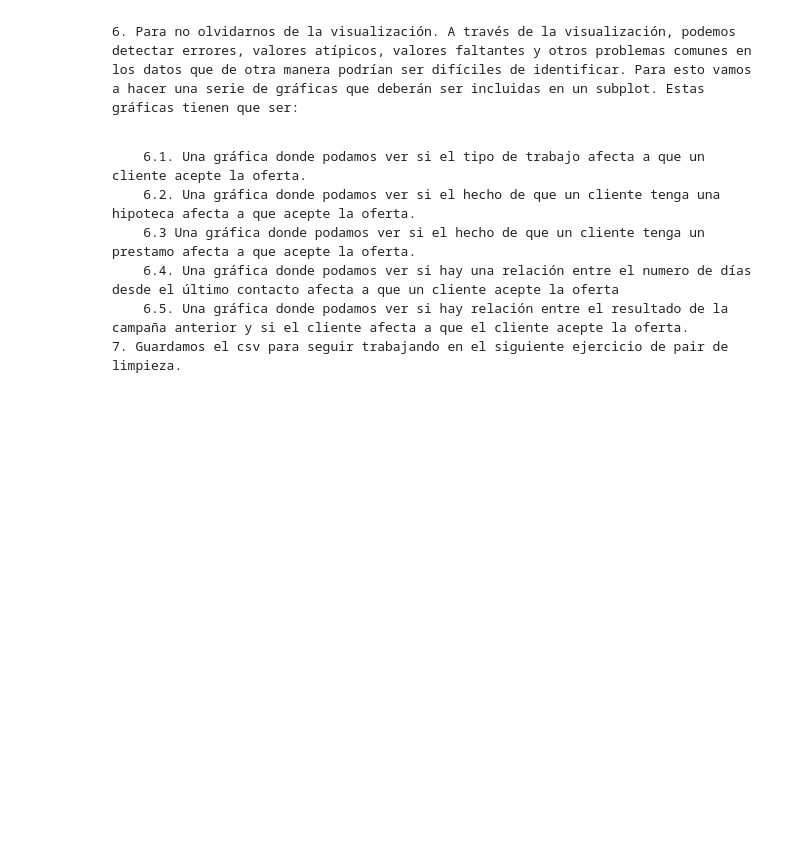
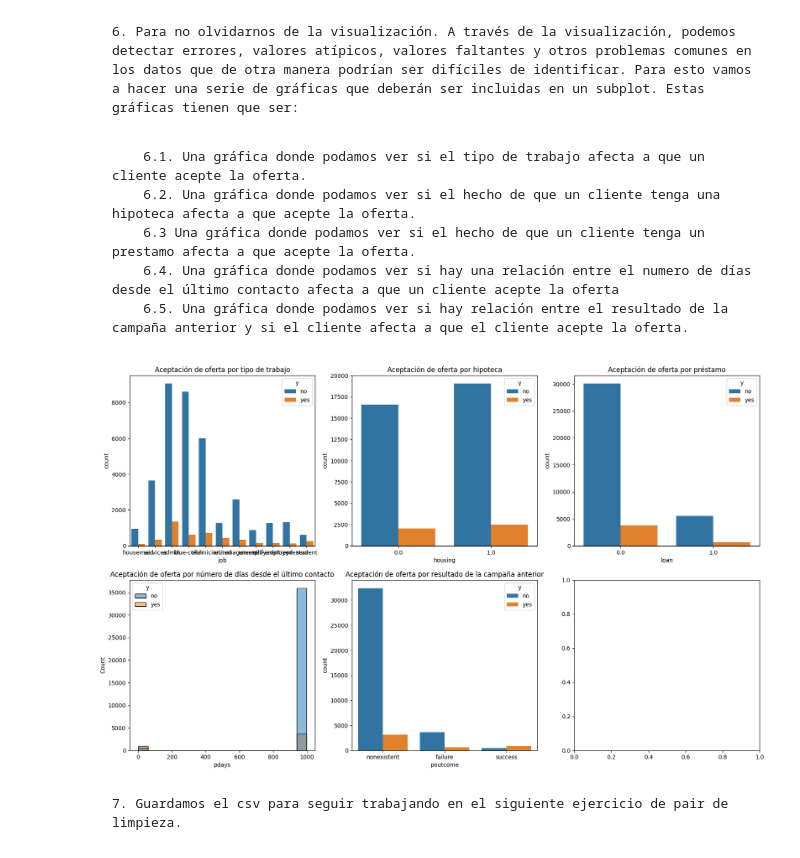
Before and after one commit to Adalab/promo_d_da_modulo2_sprint2_Lorena_AnaBelen, a Jupyter notebook: ejercicio1/pair_programming_Limpieza1.ipynb, the cells around one changed output. Saved outputs shown, nothing was run; the diff lists cells and outputs as text; code cells hidden in the pictures; blank space fills up the shorter version.

Commit message:
ejercicios terminados

```diff
--- a/ejercicio1/pair_programming_Limpieza1.ipynb
+++ b/ejercicio1/pair_programming_Limpieza1.ipynb
@@ -190,9 +192,7 @@ df.head()
 | 3 | 40 | admin. | MARRIED | basic.6y | 0.0 | 0.0 | 0.0 | telephone | 151 | 1 | 999 | ... |
 | 4 | 56 | services | MARRIED | high.school | 0.0 | 0.0 | 1.0 | telephone | 307 | 1 | 999 | ... |
 # %%
-df["marital"] = df["marital"].str.lower()
+df[['marital', 'poutcome']] = df[['marital', 'poutcome']].apply(lambda x: x.str.lower())
-# %%
-df["poutcome"] = df["poutcome"].str.lower()
 # %%
 df.head()
 # %% [output]
@@ -211,4 +211,34 @@ df.head()
         6.3 Una gráfica donde podamos ver si el hecho de que un cliente tenga un prestamo afecta a que acepte la oferta.
         6.4. Una gráfica donde podamos ver si hay una relación entre el numero de días desde el último contacto afecta a que un cliente acepte la oferta
         6.5. Una gráfica donde podamos ver si hay relación entre el resultado de la campaña anterior y si el cliente afecta a que el cliente acepte la oferta.
-    7. Guardamos el csv para seguir trabajando en el siguiente ejercicio de pair de limpieza.
+# %%
+
+# Crear un subplot con 2 filas y 3 columnas
+fig, axes = plt.subplots(nrows=2, ncols=3, figsize=(20, 12))
+
+# Gráfica 6.1
+sns.countplot(x='job', hue='y', data=df, ax=axes[0, 0])
+axes[0, 0].set_title('Aceptación de oferta por tipo de trabajo')
+
+# Gráfica 6.2
+sns.countplot(x='housing', hue='y', data=df, ax=axes[0, 1])
+axes[0, 1].set_title('Aceptación de oferta por hipoteca')
+
+# Gráfica 6.3
+sns.countplot(x='loan', hue='y', data=df, ax=axes[0, 2])
+axes[0, 2].set_title('Aceptación de oferta por préstamo')
+
+# Gráfica 6.4
+sns.histplot(data=df, x='pdays', hue='y', ax=axes[1, 0])
+axes[1, 0].set_title('Aceptación de oferta por número de días desde el último contacto')
+
+# Gráfica 6.5
+sns.countplot(x='poutcome', hue='y', data=df, ax=axes[1, 1])
+axes[1, 1].set_title('Aceptación de oferta por resultado de la campaña anterior')
+
+# Mostrar el subplot
+plt.show()
+# %% [output]
+[figure, added]
+# %% [markdown]
+    7. Guardamos el csv para seguir trabajando en el siguiente ejercicio de pair de limpieza.
```
Also changed, not shown: parts of 2 cells of this notebook.
